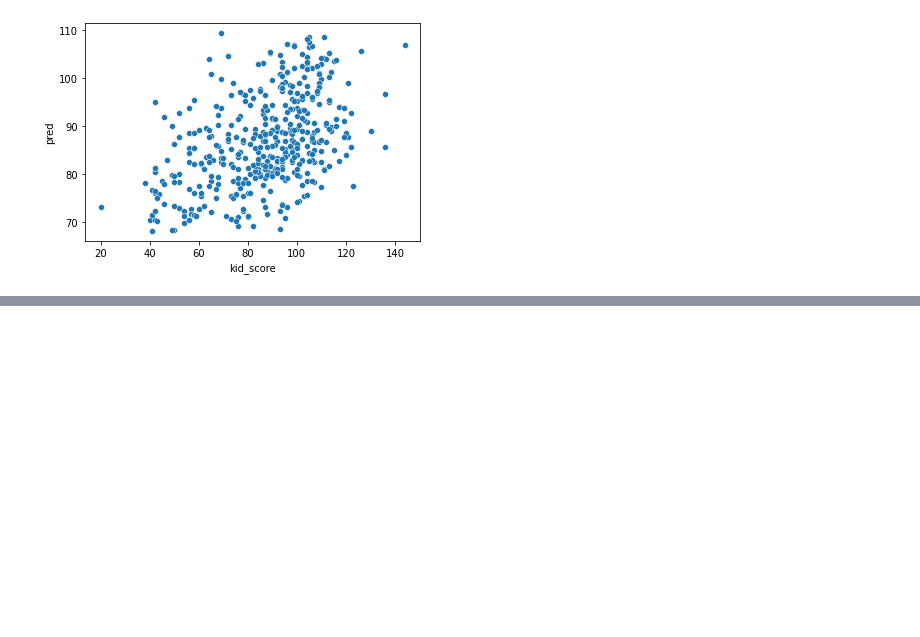
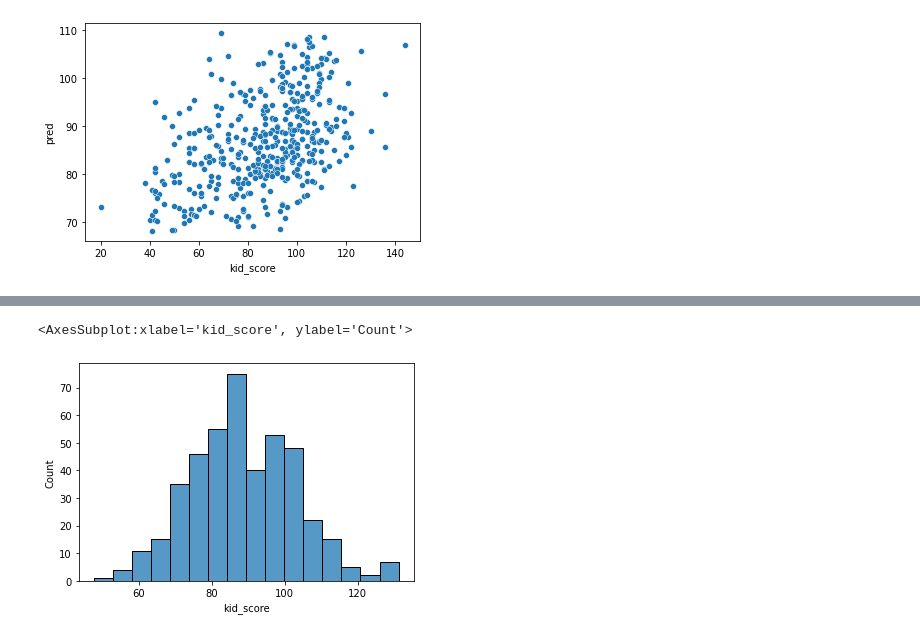
Before and after one commit to vvseva/DS_DAPS, a Jupyter notebook: 1-lab/summarization.ipynb, the cells around one changed output, grey strips where cells are left out. Saved outputs shown, nothing was run; the diff lists cells and outputs as text; code cells hidden in the pictures; blank space fills up the shorter version.

```diff
--- a/1-lab/summarization.ipynb
+++ b/1-lab/summarization.ipynb
@@ -336,0 +339,3 @@ sns.scatterplot(x = 'kid_score', y = 'pred', data = output)
+# %%
+m1_df = pd.read_html(m1.summary().tables[1].as_html(),header=0,index_col=0)[0]
+m1_df
@@ -336,0 +353,13 @@ sns.scatterplot(x = 'kid_score', y = 'pred', data = output)
+# %%
+n = 434
+random.seed(1)
+df_sim = pd.DataFrame(data={'mom_iq': np.random.normal(110, 10, n),
+                            'mom_hs': random.choices([1, 0], k = n),
+                            'mom_work': random.choices([1, 2, 3, 4], k = n),
+                            'mom_age': np.random.normal(20, 2, n)})
+random.seed(1)
+df_sim['kid_score'] = np.random.normal(m1_df.coef[0], m1_df['std err'][0], n) + \
+                      df_sim['mom_iq'] * np.random.normal(m1_df.coef[1], m1_df['std err'][1], n)+\
+                      df_sim['mom_hs'] * np.random.normal(m1_df.coef[2], m1_df['std err'][2], n) +\
+                      df_sim['mom_work'] * np.random.normal(m1_df.coef[3], m1_df['std err'][3], n)+\
+                      df_sim['mom_age'] * np.random.normal(m1_df.coef[4], m1_df['std err'][4], n)
@@ -336,0 +382,5 @@ sns.scatterplot(x = 'kid_score', y = 'pred', data = output)
+# %%
+sns.histplot(df_sim.kid_score)
+# %% [output]
+<AxesSubplot:xlabel='kid_score', ylabel='Count'>
+[figure, added]
```
Also changed, not shown: parts of 24 cells of this notebook.
